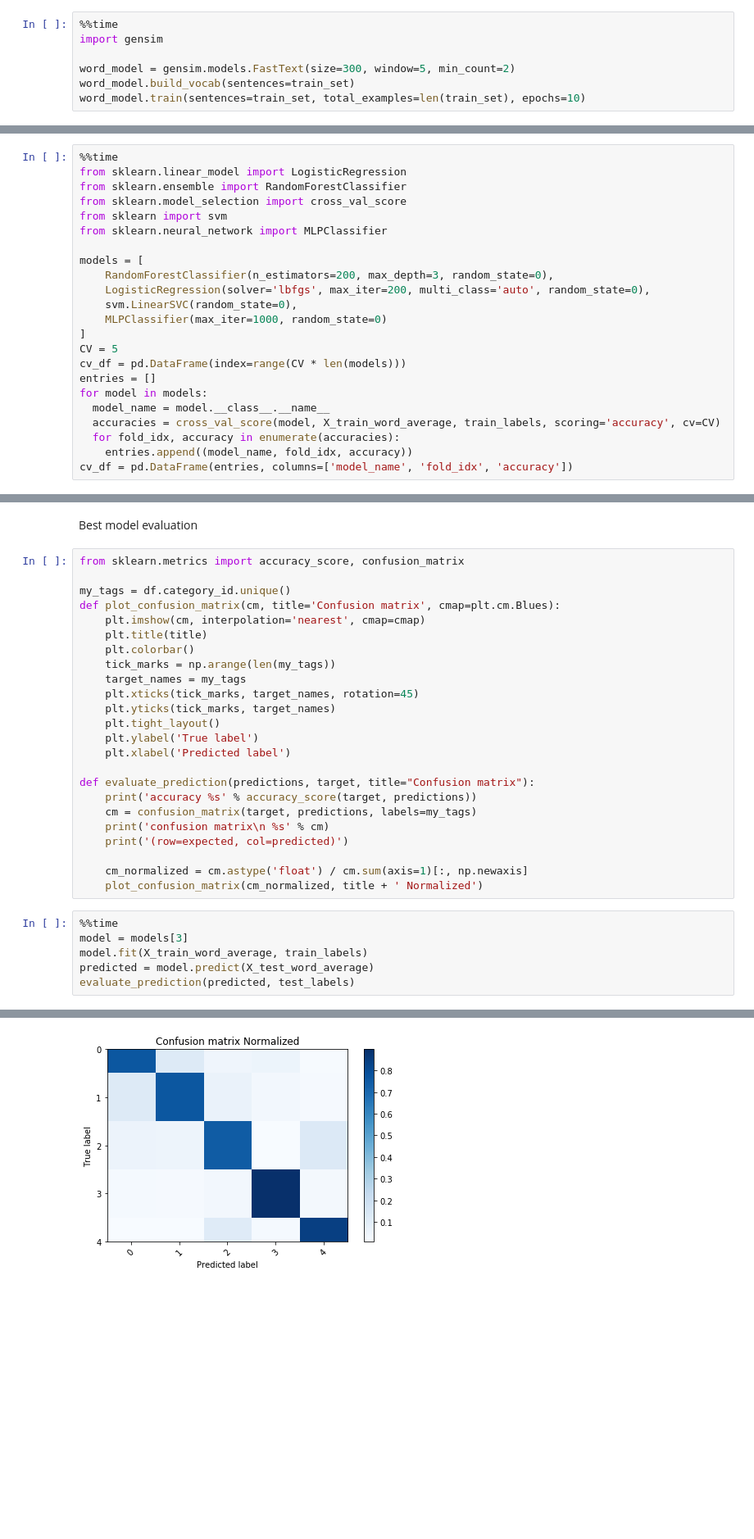
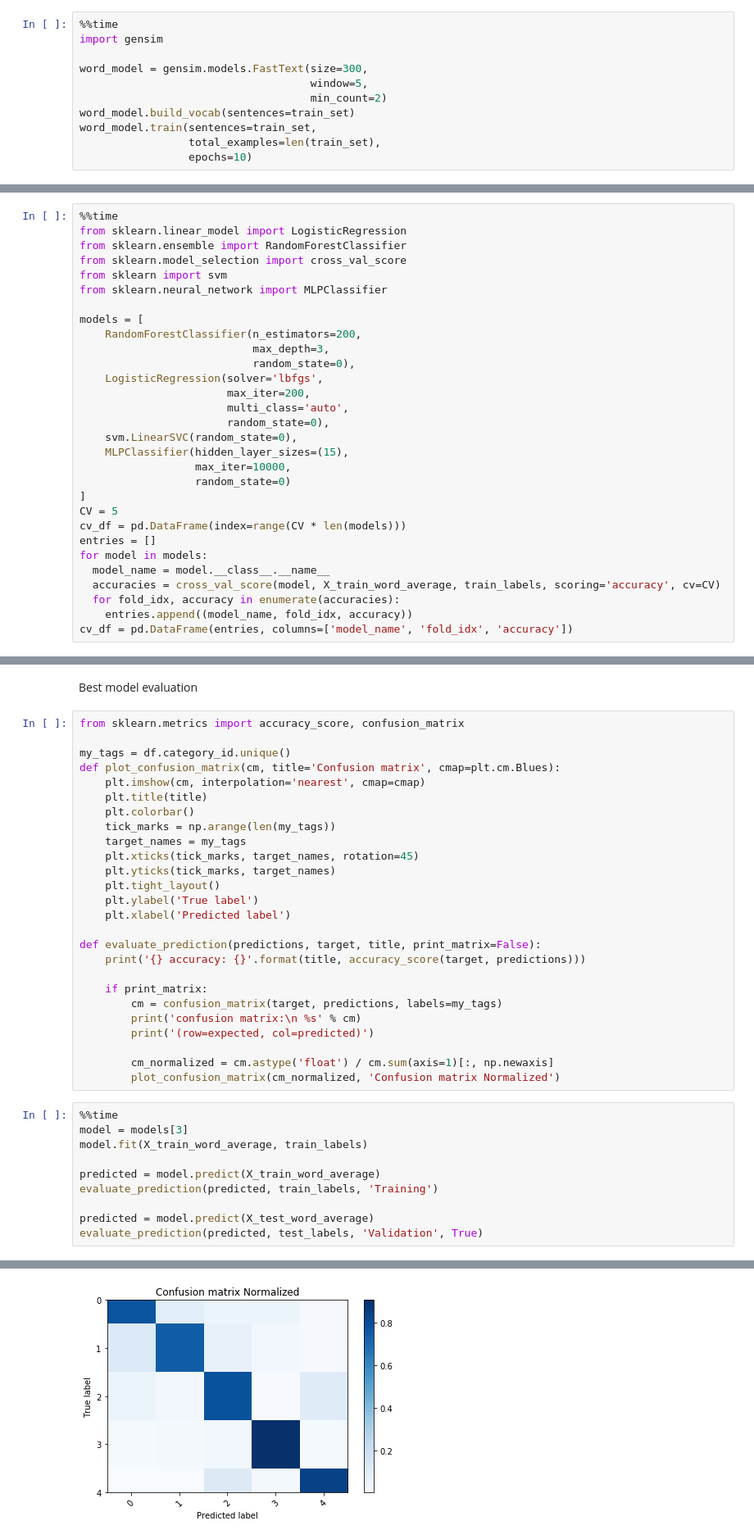
Before and after one commit to alexlimatds/text_classification_notebooks, a Jupyter notebook: finance complaints with FastText.ipynb, the cells around one changed output, grey strips where cells are left out. Shown at 82% size. Saved outputs shown, nothing was run; the diff lists cells and outputs as text; blank space fills up the shorter version.

```diff
--- a/finance complaints with FastText.ipynb
+++ b/finance complaints with FastText.ipynb
@@ -120,7 +120,11 @@ FastText parameters:
 %%time
 import gensim
 
-word_model = gensim.models.FastText(size=300, window=5, min_count=2)
+word_model = gensim.models.FastText(size=300,
+                                    window=5,
+                                    min_count=2)
 word_model.build_vocab(sentences=train_set)
-word_model.train(sentences=train_set, total_examples=len(train_set), epochs=10)
+word_model.train(sentences=train_set,
+                 total_examples=len(train_set),
+                 epochs=10)
 # %% [output]
@@ -182,10 +186,17 @@ from sklearn import svm
 from sklearn.neural_network import MLPClassifier
 
 models = [
-    RandomForestClassifier(n_estimators=200, max_depth=3, random_state=0),
-    LogisticRegression(solver='lbfgs', max_iter=200, multi_class='auto', random_state=0),
+    RandomForestClassifier(n_estimators=200,
+                           max_depth=3,
+                           random_state=0),
+    LogisticRegression(solver='lbfgs',
+                       max_iter=200,
+                       multi_class='auto',
+                       random_state=0),
     svm.LinearSVC(random_state=0),
-    MLPClassifier(max_iter=1000, random_state=0)
+    MLPClassifier(hidden_layer_sizes=(15),
+                  max_iter=10000,
+                  random_state=0)
 ]
 CV = 5
 cv_df = pd.DataFrame(index=range(CV * len(models)))
@@ -236,18 +247,24 @@ def plot_confusion_matrix(cm, title='Confusion matrix', cmap=plt.cm.Blues):
     plt.ylabel('True label')
     plt.xlabel('Predicted label')
 
-def evaluate_prediction(predictions, target, title="Confusion matrix"):
-    print('accuracy %s' % accuracy_score(target, predictions))
-    cm = confusion_matrix(target, predictions, labels=my_tags)
-    print('confusion matrix\n %s' % cm)
-    print('(row=expected, col=predicted)')
+def evaluate_prediction(predictions, target, title, print_matrix=False):
+    print('{} accuracy: {}'.format(title, accuracy_score(target, predictions)))
 
-    cm_normalized = cm.astype('float') / cm.sum(axis=1)[:, np.newaxis]
-    plot_confusion_matrix(cm_normalized, title + ' Normalized')
+    if print_matrix:
+        cm = confusion_matrix(target, predictions, labels=my_tags)
+        print('confusion matrix:\n %s' % cm)
+        print('(row=expected, col=predicted)')
+
+        cm_normalized = cm.astype('float') / cm.sum(axis=1)[:, np.newaxis]
+        plot_confusion_matrix(cm_normalized, 'Confusion matrix Normalized')
 # %%
 %%time
 model = models[3]
 model.fit(X_train_word_average, train_labels)
+
+predicted = model.predict(X_train_word_average)
+evaluate_prediction(predicted, train_labels, 'Training')
+
 predicted = model.predict(X_test_word_average)
-evaluate_prediction(predicted, test_labels)
+evaluate_prediction(predicted, test_labels, 'Validation', True)
 # %% [output]
@@ -264 +282 @@ Wall time: 16.4 s
-[figure, old version]
+[figure, new version]
```
Also changed, not shown: parts of 8 cells of this notebook.
